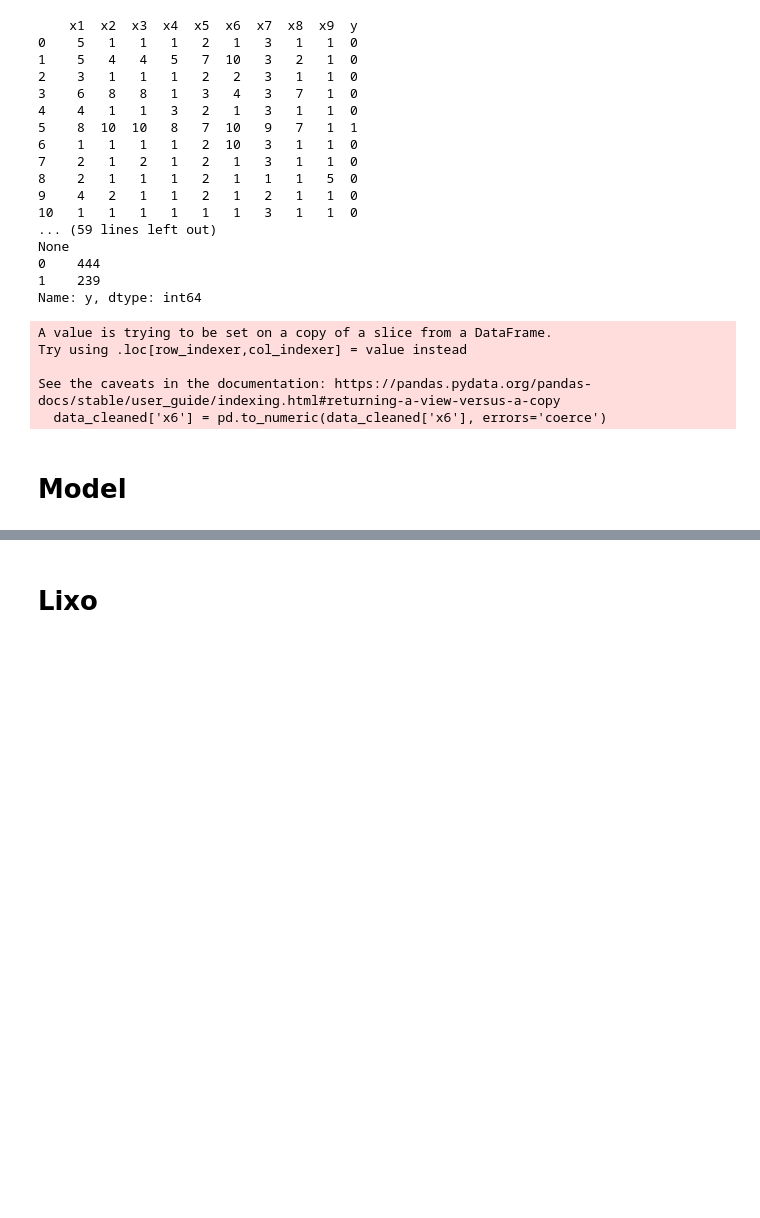
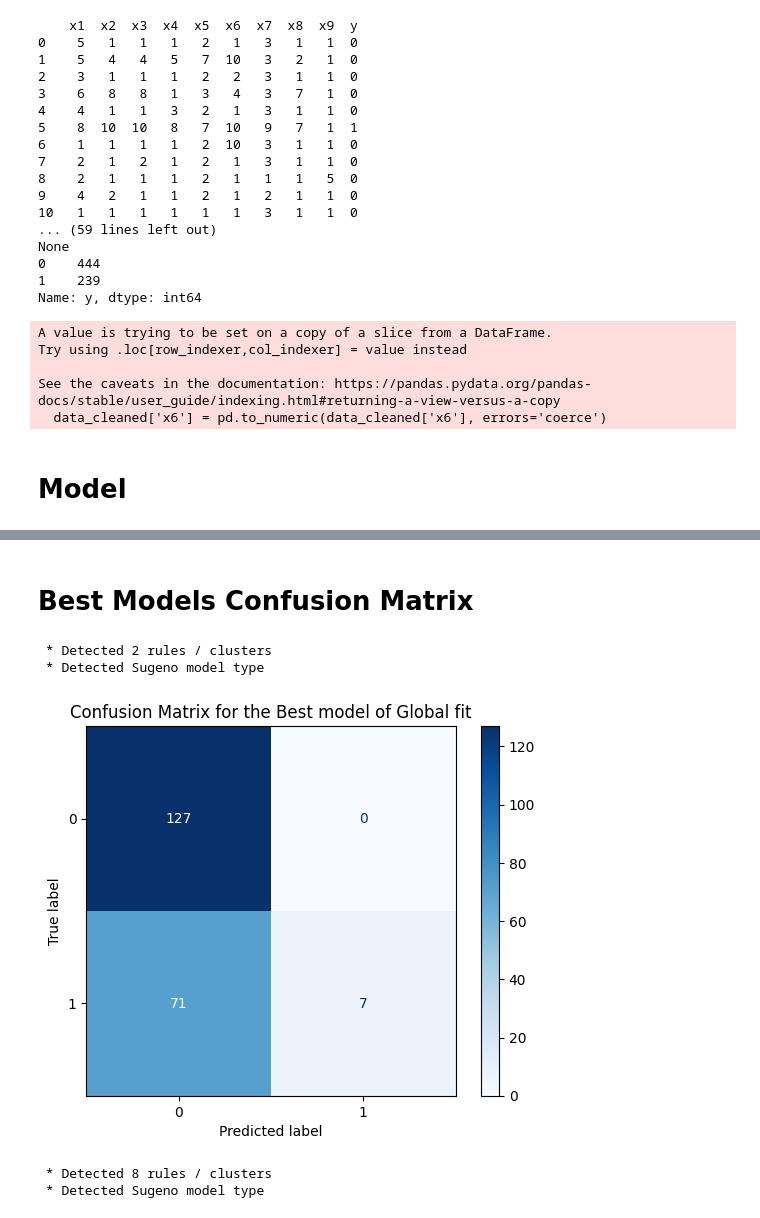
Before and after one commit to c-radicallis/Sis_Inteligentes_1st_Assignment, a Jupyter notebook: Catia/Assigment1_SInt.ipynb, the cells around one changed output, grey strips where cells are left out. Cells and saved outputs as stored; diff of their text form; code cells hidden in the pictures; blank space fills up the shorter version.

```diff
--- a/Catia/Assigment1_SInt.ipynb
+++ b/Catia/Assigment1_SInt.ipynb
@@ -262,2 +238,71 @@ plt.grid()
-# %% [markdown]
-# Lixo
+# %% [markdown]
+# Best Models Confusion Matrix
+# %%
+# Global's Best model
+
+X_train, X_test, y_train, y_test = train_test_split(X, y, test_size=0.3, random_state=42)
+
+# Cluster training data
+cl = Clusterer(2,X_train,y_train)
+cluster_centers , partition_matrix, _ = cl.cluster(method = 'fcm')
+
+# Estimate the membership functions of the system. default: mf_shape = gaussian
+ae = AntecedentEstimator(X_train, partition_matrix)
+antecedent_params = ae.determineMF()
+
+# Estimate the parameters of the consequence.
+ce = ConsequentEstimator(X_train,y_train, partition_matrix)
+consequent_params = ce.suglms(global_fit=True)
+
+# %% Build first-order Takagi-Sugeno model
+modbuilder = SugenoFISBuilder(antecedent_params, consequent_params, features, save_simpful_code=False)
+model = modbuilder.get_model()
+
+# %% Get model predictions
+modtester = SugenoFISTester(model, X_test, features)
+y_pred_probs_best_global = clip(modtester.predict()[0], 0, 1)
+y_pred_probs_best_global = column_stack((1 - y_pred_probs, y_pred_probs))
+y_pred_best_global = argmax(y_pred_probs,axis=1)
+# %% [output]
+ * Detected 2 rules / clusters
+ * Detected Sugeno model type
+# %%
+# Compute confusion matrix
+cm = confusion_matrix(y_test, y_pred_best_global)
+
+# Plot the confusion matrix
+disp = ConfusionMatrixDisplay(confusion_matrix=cm)
+disp.plot(cmap=plt.cm.Blues)
+plt.title('Confusion Matrix for the Best model of Global fit')
+plt.show()
+# %% [output]
+[figure, added]
+# %%
+# Local's Best Model
+
+X_train, X_test, y_train, y_test = train_test_split(X, y, test_size=0.3, random_state=42)
+
+# Cluster training data
+cl = Clusterer(8,X_train,y_train)
+cluster_centers , partition_matrix, _ = cl.cluster(method = 'fcm')
+
+# Estimate the membership functions of the system. default: mf_shape = gaussian
+ae = AntecedentEstimator(X_train, partition_matrix)
+antecedent_params = ae.determineMF()
+
+# Estimate the parameters of the consequence.
+ce = ConsequentEstimator(X_train,y_train, partition_matrix)
+consequent_params = ce.suglms(global_fit=True)
+
+# %% Build first-order Takagi-Sugeno model
+modbuilder = SugenoFISBuilder(antecedent_params, consequent_params, features, save_simpful_code=False)
+model = modbuilder.get_model()
+
+# %% Get model predictions
+modtester = SugenoFISTester(model, X_test, features)
+y_pred_probs_best_local = clip(modtester.predict()[0], 0, 1)
+y_pred_probs_best_local = column_stack((1 - y_pred_probs, y_pred_probs))
+y_pred_best_local = argmax(y_pred_probs,axis=1)
+# %% [output]
+ * Detected 8 rules / clusters
+ * Detected Sugeno model type
```
Also changed, not shown: parts of 10 cells of this notebook.
